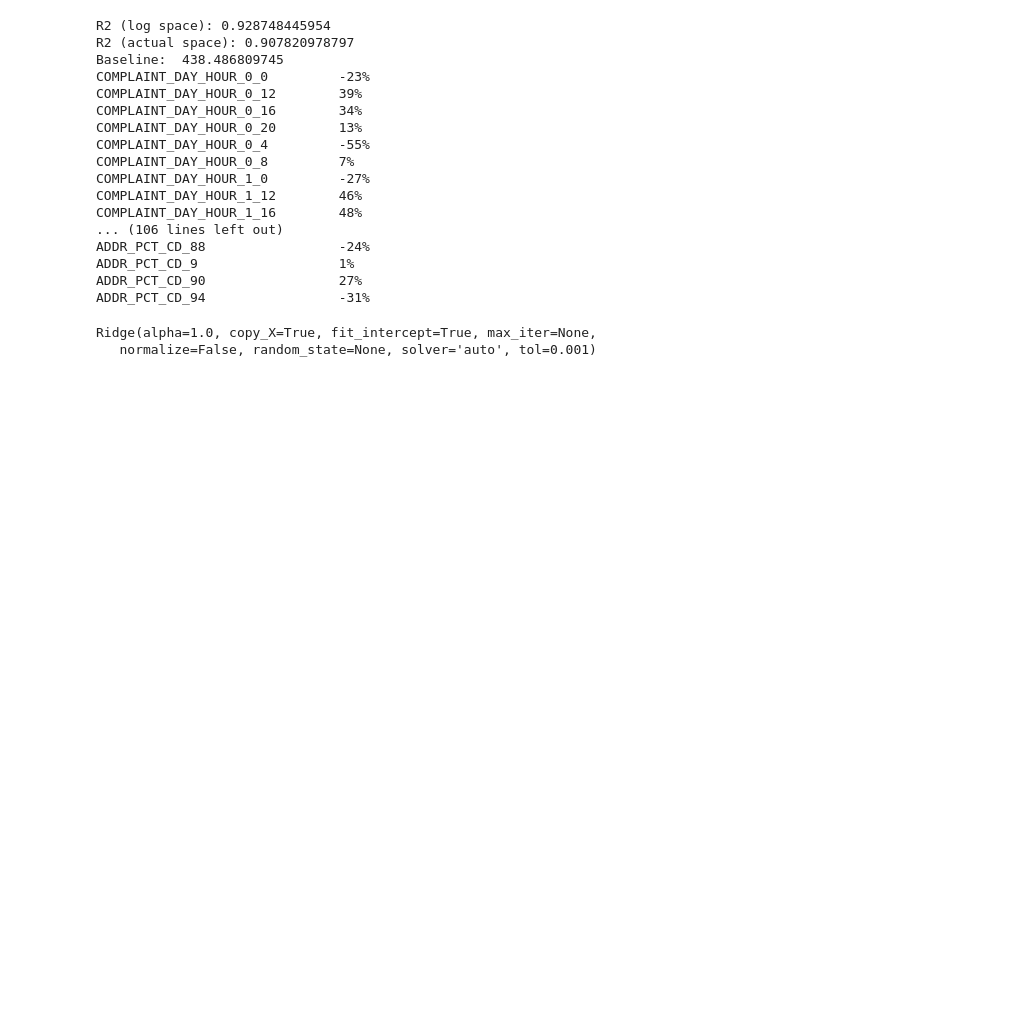
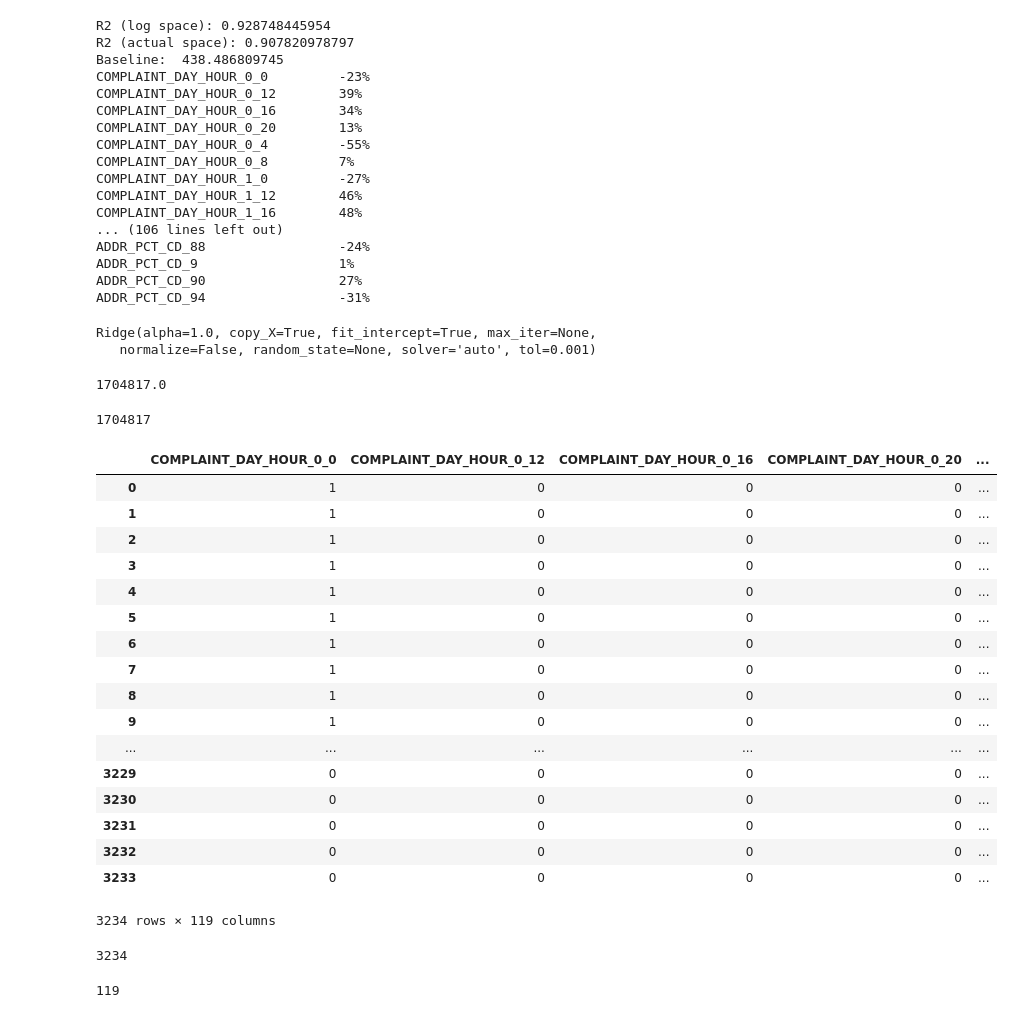
Before and after one commit to oracleofnj/precrime, a Jupyter notebook: exploratory-notebooks/InitialExploration.ipynb, the cells around one changed output. Drawn from its saved outputs; the diff is of its cells as text; code cells hidden in the pictures; blank space fills up the shorter version.

```diff
--- a/exploratory-notebooks/InitialExploration.ipynb
+++ b/exploratory-notebooks/InitialExploration.ipynb
@@ -428,3 +428,40 @@ ADDR_PCT_CD_90                 27%
 ADDR_PCT_CD_94                 -31%
 Ridge(alpha=1.0, copy_X=True, fit_intercept=True, max_iter=None,
    normalize=False, random_state=None, solver='auto', tol=0.001)
+# %%
+np.sum(np.exp(y) - 1)
+# %% [output]
+1704817.0
+# %%
+len(nypd_data)
+# %% [output]
+1704817
+# %%
+X
+# %% [output]
+|  | COMPLAINT_DAY_HOUR_0_0 | COMPLAINT_DAY_HOUR_0_12 | COMPLAINT_DAY_HOUR_0_16 | COMPLAINT_DAY_HOUR_0_20 | ... |
+| 0 | 1 | 0 | 0 | 0 | ... |
+| 1 | 1 | 0 | 0 | 0 | ... |
+| 2 | 1 | 0 | 0 | 0 | ... |
+| 3 | 1 | 0 | 0 | 0 | ... |
+| 4 | 1 | 0 | 0 | 0 | ... |
+| 5 | 1 | 0 | 0 | 0 | ... |
+| 6 | 1 | 0 | 0 | 0 | ... |
+| 7 | 1 | 0 | 0 | 0 | ... |
+| 8 | 1 | 0 | 0 | 0 | ... |
+| 9 | 1 | 0 | 0 | 0 | ... |
+| ... | ... | ... | ... | ... | ... |
+| 3229 | 0 | 0 | 0 | 0 | ... |
+| 3230 | 0 | 0 | 0 | 0 | ... |
+| 3231 | 0 | 0 | 0 | 0 | ... |
+| 3232 | 0 | 0 | 0 | 0 | ... |
+| 3233 | 0 | 0 | 0 | 0 | ... |
+3234 rows × 119 columns
+# %%
+len(y)
+# %% [output]
+3234
+# %%
+len(X.columns)
+# %% [output]
+119
```
Also changed, not shown: parts of 2 cells of this notebook, 2 other files.
